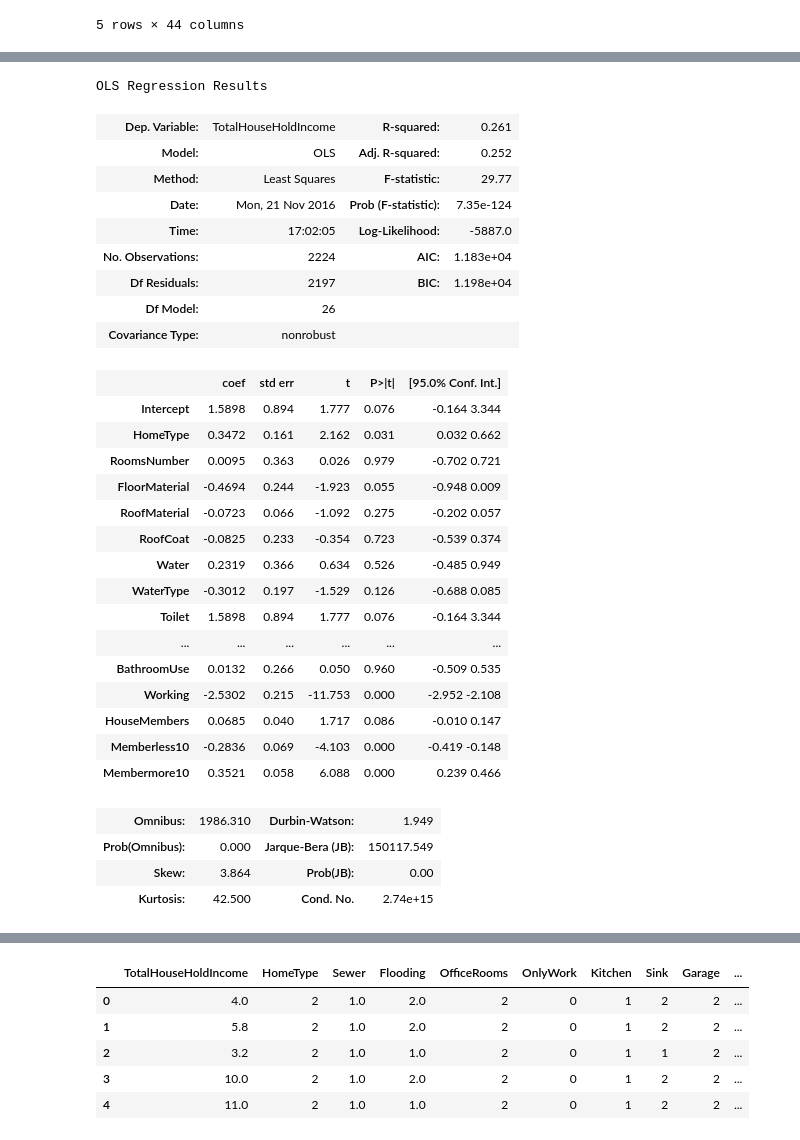
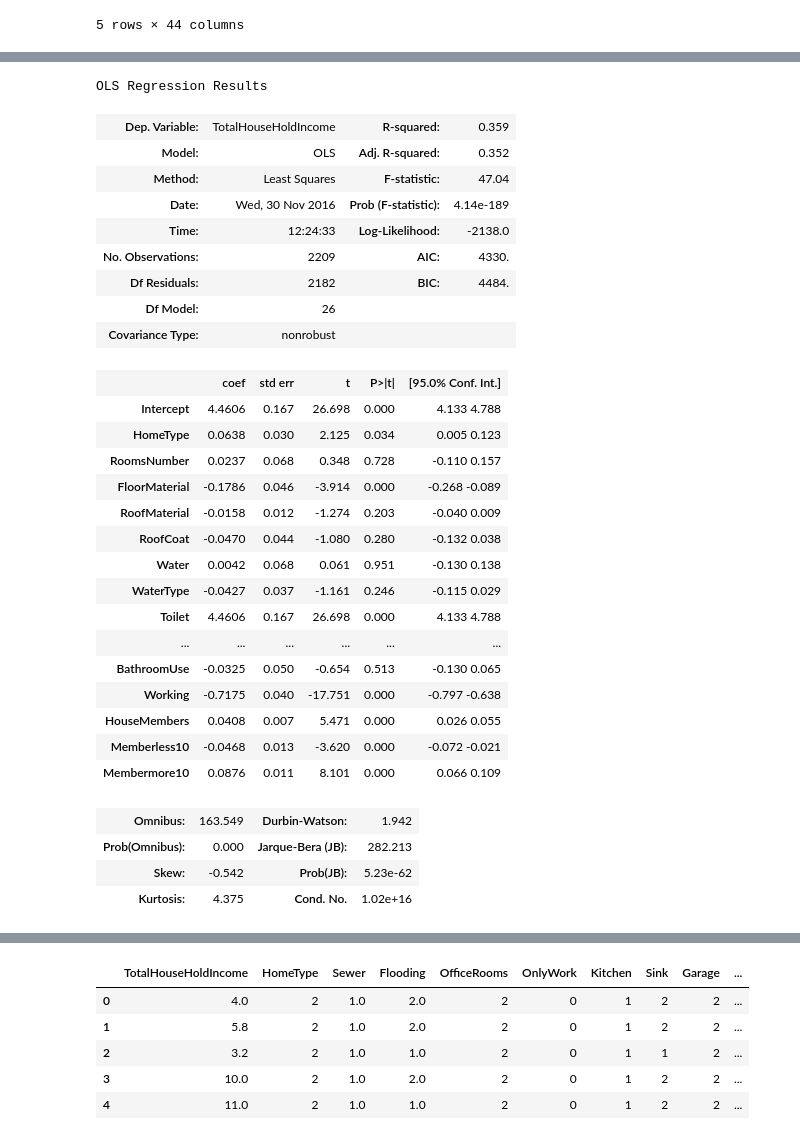
Before and after one commit to alephcero/adsProject, a Jupyter notebook: Ilan-hogar.ipynb, the cells around one changed output, grey strips where cells are left out. Cells and saved outputs as stored; diff of their text form; code cells hidden in the pictures.

```diff
--- a/Ilan-hogar.ipynb
+++ b/Ilan-hogar.ipynb
@@ -47,5 +60,8 @@ remove99(df = data, variables = ['Ownership'])
 # %%
 cols = data.columns.tolist()
 cols = cols[-1:] + cols[:-1]
-data = data[cols]
-data.TotalHouseHoldIncome = data.TotalHouseHoldIncome / 1000
+# %%
+#data['weights'] = ( 1.0 / data.PONDERA )
+df = data[cols]
+df.TotalHouseHoldIncome = np.log(df.TotalHouseHoldIncome)
+df.head()
@@ -51,0 +76,4 @@ data.TotalHouseHoldIncome = data.TotalHouseHoldIncome / 1000
+# %%
+df = df.drop(['REGION', 'PONDERA'], axis = 1)
+df.dropna(axis = 1)
+df.head()
@@ -51,0 +88,4 @@ data.TotalHouseHoldIncome = data.TotalHouseHoldIncome / 1000
+# %%
+df1 = df.iloc[:,1:]
+
+df1.TotalHouseHoldIncome
@@ -52,36 +110,34 @@ data.TotalHouseHoldIncome = data.TotalHouseHoldIncome / 1000
 # %%
-df1 = data.iloc[:,3:]
-
-lm = slm.ols(formula = 'TotalHouseHoldIncome ~ ' + ' + '.join(df1.columns[:-1]), data = df1).fit()
+lm = slm.ols(formula = 'TotalHouseHoldIncome ~ ' + ' + '.join(df1.columns[:-1]), data = df1, missing = 'drop').fit()
 lm.summary()
 # %% [output]
 OLS Regression Results
-| Dep. Variable: | TotalHouseHoldIncome | R-squared: | 0.261 |
-| Model: | OLS | Adj. R-squared: | 0.252 |
-| Method: | Least Squares | F-statistic: | 29.77 |
-| Date: | Mon, 21 Nov 2016 | Prob (F-statistic): | 7.35e-124 |
-| Time: | 17:02:05 | Log-Likelihood: | -5887.0 |
-| No. Observations: | 2224 | AIC: | 1.183e+04 |
-| Df Residuals: | 2197 | BIC: | 1.198e+04 |
+| Dep. Variable: | TotalHouseHoldIncome | R-squared: | 0.359 |
+| Model: | OLS | Adj. R-squared: | 0.352 |
+| Method: | Least Squares | F-statistic: | 47.04 |
+| Date: | Wed, 30 Nov 2016 | Prob (F-statistic): | 4.14e-189 |
+| Time: | 12:24:33 | Log-Likelihood: | -2138.0 |
+| No. Observations: | 2209 | AIC: | 4330. |
+| Df Residuals: | 2182 | BIC: | 4484. |
 | Df Model: | 26 |  |  |
 | Covariance Type: | nonrobust |  |  |
 |  | coef | std err | t | P>|t| | [95.0% Conf. Int.] |
-| Intercept | 1.5898 | 0.894 | 1.777 | 0.076 | -0.164 3.344 |
-| HomeType | 0.3472 | 0.161 | 2.162 | 0.031 | 0.032 0.662 |
-| RoomsNumber | 0.0095 | 0.363 | 0.026 | 0.979 | -0.702 0.721 |
-| FloorMaterial | -0.4694 | 0.244 | -1.923 | 0.055 | -0.948 0.009 |
-| RoofMaterial | -0.0723 | 0.066 | -1.092 | 0.275 | -0.202 0.057 |
-| RoofCoat | -0.0825 | 0.233 | -0.354 | 0.723 | -0.539 0.374 |
-| Water | 0.2319 | 0.366 | 0.634 | 0.526 | -0.485 0.949 |
-| WaterType | -0.3012 | 0.197 | -1.529 | 0.126 | -0.688 0.085 |
-| Toilet | 1.5898 | 0.894 | 1.777 | 0.076 | -0.164 3.344 |
+| Intercept | 4.4606 | 0.167 | 26.698 | 0.000 | 4.133 4.788 |
+| HomeType | 0.0638 | 0.030 | 2.125 | 0.034 | 0.005 0.123 |
+| RoomsNumber | 0.0237 | 0.068 | 0.348 | 0.728 | -0.110 0.157 |
+| FloorMaterial | -0.1786 | 0.046 | -3.914 | 0.000 | -0.268 -0.089 |
+| RoofMaterial | -0.0158 | 0.012 | -1.274 | 0.203 | -0.040 0.009 |
+| RoofCoat | -0.0470 | 0.044 | -1.080 | 0.280 | -0.132 0.038 |
+| Water | 0.0042 | 0.068 | 0.061 | 0.951 | -0.130 0.138 |
+| WaterType | -0.0427 | 0.037 | -1.161 | 0.246 | -0.115 0.029 |
+| Toilet | 4.4606 | 0.167 | 26.698 | 0.000 | 4.133 4.788 |
 | ... | ... | ... | ... | ... | ... |
-| BathroomUse | 0.0132 | 0.266 | 0.050 | 0.960 | -0.509 0.535 |
-| Working | -2.5302 | 0.215 | -11.753 | 0.000 | -2.952 -2.108 |
-| HouseMembers | 0.0685 | 0.040 | 1.717 | 0.086 | -0.010 0.147 |
-| Memberless10 | -0.2836 | 0.069 | -4.103 | 0.000 | -0.419 -0.148 |
-| Membermore10 | 0.3521 | 0.058 | 6.088 | 0.000 | 0.239 0.466 |
+| BathroomUse | -0.0325 | 0.050 | -0.654 | 0.513 | -0.130 0.065 |
+| Working | -0.7175 | 0.040 | -17.751 | 0.000 | -0.797 -0.638 |
+| HouseMembers | 0.0408 | 0.007 | 5.471 | 0.000 | 0.026 0.055 |
+| Memberless10 | -0.0468 | 0.013 | -3.620 | 0.000 | -0.072 -0.021 |
+| Membermore10 | 0.0876 | 0.011 | 8.101 | 0.000 | 0.066 0.109 |
-| Omnibus: | 1986.310 | Durbin-Watson: | 1.949 |
-| Prob(Omnibus): | 0.000 | Jarque-Bera (JB): | 150117.549 |
-| Skew: | 3.864 | Prob(JB): | 0.00 |
-| Kurtosis: | 42.500 | Cond. No. | 2.74e+15 |
+| Omnibus: | 163.549 | Durbin-Watson: | 1.942 |
+| Prob(Omnibus): | 0.000 | Jarque-Bera (JB): | 282.213 |
+| Skew: | -0.542 | Prob(JB): | 5.23e-62 |
+| Kurtosis: | 4.375 | Cond. No. | 1.02e+16 |
```
Also changed, not shown: parts of 8 cells of this notebook, 3 other files.
